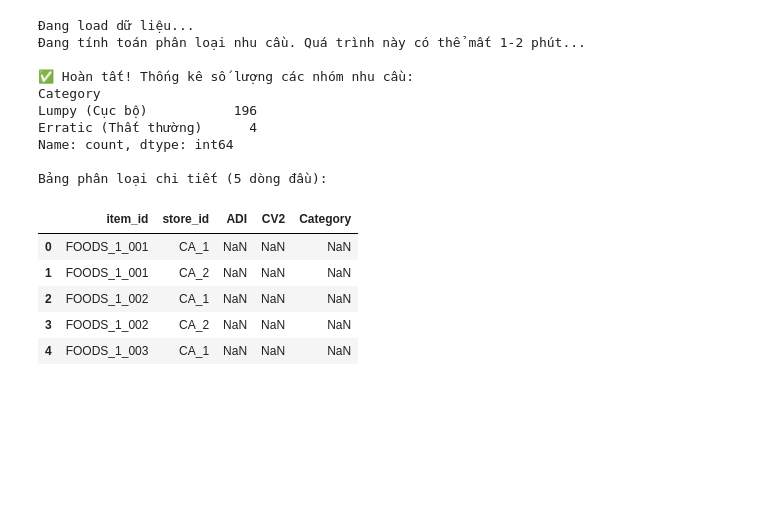
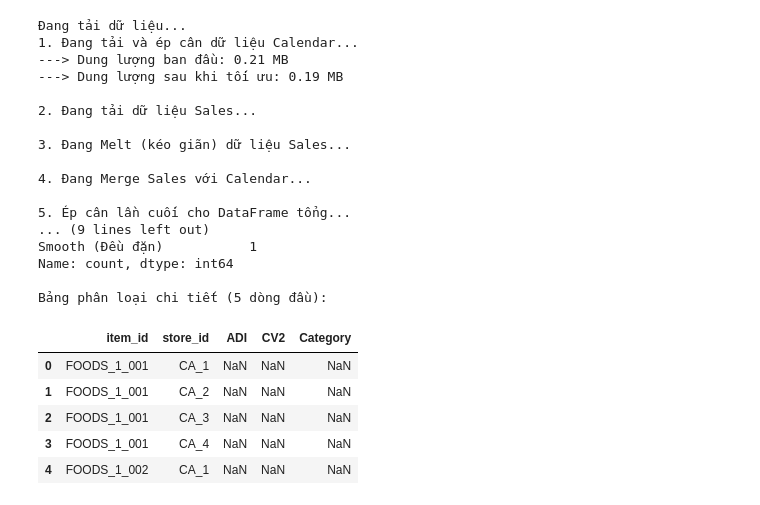
Before and after one commit to yenpth265-alt/NCKH_Optiminization_Inventory, a Jupyter notebook: notebooks/02_demand_classification.ipynb, the cells around one changed output. Drawn from its saved outputs; the diff is of its cells as text; code cells hidden in the pictures; blank space fills up the shorter version.

```diff
--- a/notebooks/02_demand_classification.ipynb
+++ b/notebooks/02_demand_classification.ipynb
@@ -1,84 +1,84 @@
 # %%
 import pandas as pd
 import numpy as np
+import sys
 import os
 import warnings
 warnings.filterwarnings('ignore')
 
-# 1. Load dữ liệu đã xử lý
-PROCESSED_DIR = '../dataset/processed/'
-print("Đang load dữ liệu...")
-df = pd.read_parquet(os.path.join(PROCESSED_DIR, 'master_data.parquet'))
+# Trỏ đường dẫn để gọi file trong thư mục src
+sys.path.append(os.path.abspath('../src'))
+from dataPreprocessing import load_and_preprocess_raw
 
-print("Đang tính toán phân loại nhu cầu. Quá trình này có thể mất 1-2 phút...")
+RAW_DIR = '../dataset/raw/'
 
-# Lấy mẫu 100 sản phẩm đầu tiên để chạy cho nhanh (Phục vụ vẽ báo cáo)
+# 1. Load dữ liệu thông qua hàm đóng gói (Lấy mẫu 10000 dòng để phân tích nhanh)
+print("Đang tải dữ liệu...")
+df = load_and_preprocess_raw(RAW_DIR, nrows=10000)
+
+print("\nĐang tính toán phân loại nhu cầu. Quá trình này có thể mất 1-2 phút...")
+
+# Lấy mẫu 100 sản phẩm để phân tích
 sample_items = df['item_id'].unique()[:100]
 df_run = df[df['item_id'].isin(sample_items)]
 
 def classify_demand(group):
     """Hàm tính ADI, CV2 và phân loại cho từng sản phẩm"""
     demand = group['demand'].values
-
-    # Nếu không bán được cái nào trong lịch sử
     if demand.sum() == 0:
         return pd.Series({'ADI': np.nan, 'CV2': np.nan, 'Category': 'No Sales'})
 
-    # Tìm index của ngày đầu tiên bắt đầu bán hàng
     non_zero_indices = np.where(demand > 0)[0]
     first_sale_idx = non_zero_indices[0]
     active_demand = demand[first_sale_idx:]
 
-    # 1. Tính ADI (Số ngày / Số ngày có khách mua)
     days_with_sales = len(active_demand[active_demand > 0])
-    if days_with_sales == 0:
-        adi = np.nan
-    else:
-        adi = len(active_demand) / days_with_sales
+    adi = len(active_demand) / days_with_sales if days_with_sales > 0 else np.nan
 
-    # 2. Tính CV2 ((Độ lệch chuẩn / Số trung bình)^2)
     mean_demand = np.mean(active_demand)
-    if mean_demand == 0:
-        cv2 = 0
-    else:
-        std_demand = np.std(active_demand)
-        cv2 = (std_demand / mean_demand) ** 2
+    cv2 = (np.std(active_demand) / mean_demand) ** 2 if mean_demand > 0 else 0
 
-    # 3. Phân loại theo Ma trận Syntetos-Boylan
     if adi <= 1.32 and cv2 <= 0.49:
         category = 'Smooth (Đều đặn)'
     elif adi <= 1.32 and cv2 > 0.49:
         category = 'Erratic (Thất thường)'
     elif adi > 1.32 and cv2 <= 0.49:
         category = 'Intermittent (Ngắt quãng)'
     else:
         category = 'Lumpy (Cục bộ)'
 
     return pd.Series({'ADI': round(adi, 2), 'CV2': round(cv2, 2), 'Category': category})
 
 # 2. Áp dụng hàm phân loại
 classification_df = df_run.groupby(['item_id', 'store_id']).apply(classify_demand).reset_index()
 classification_df = classification_df[classification_df['Category'] != 'No Sales']
 
 print("\n✅ Hoàn tất! Thống kê số lượng các nhóm nhu cầu:")
 print(classification_df['Category'].value_counts())
 
 print("\nBảng phân loại chi tiết (5 dòng đầu):")
 display(classification_df.head())
 # %% [output]
-Đang load dữ liệu...
-Đang tính toán phân loại nhu cầu. Quá trình này có thể mất 1-2 phút...
+Đang tải dữ liệu...
+1. Đang tải và ép cân dữ liệu Calendar...
+---> Dung lượng ban đầu: 0.21 MB
+---> Dung lượng sau khi tối ưu: 0.19 MB
 
-✅ Hoàn tất! Thống kê số lượng các nhóm nhu cầu:
-Category
-Lumpy (Cục bộ)           196
-Erratic (Thất thường)      4
+2. Đang tải dữ liệu Sales...
+
+3. Đang Melt (kéo giãn) dữ liệu Sales...
+
+4. Đang Merge Sales với Calendar...
+
+5. Ép cân lần cuối cho DataFrame tổng...
+... (9 lines left out)
+Smooth (Đều đặn)           1
 Name: count, dtype: int64
 
 Bảng phân loại chi tiết (5 dòng đầu):
 |  | item_id | store_id | ADI | CV2 | Category |
 | 0 | FOODS_1_001 | CA_1 | NaN | NaN | NaN |
 | 1 | FOODS_1_001 | CA_2 | NaN | NaN | NaN |
-| 2 | FOODS_1_002 | CA_1 | NaN | NaN | NaN |
-| 3 | FOODS_1_002 | CA_2 | NaN | NaN | NaN |
-| 4 | FOODS_1_003 | CA_1 | NaN | NaN | NaN |
+| 2 | FOODS_1_001 | CA_3 | NaN | NaN | NaN |
+| 3 | FOODS_1_001 | CA_4 | NaN | NaN | NaN |
+| 4 | FOODS_1_002 | CA_1 | NaN | NaN | NaN |
```
Also changed, not shown: 8 other files.
